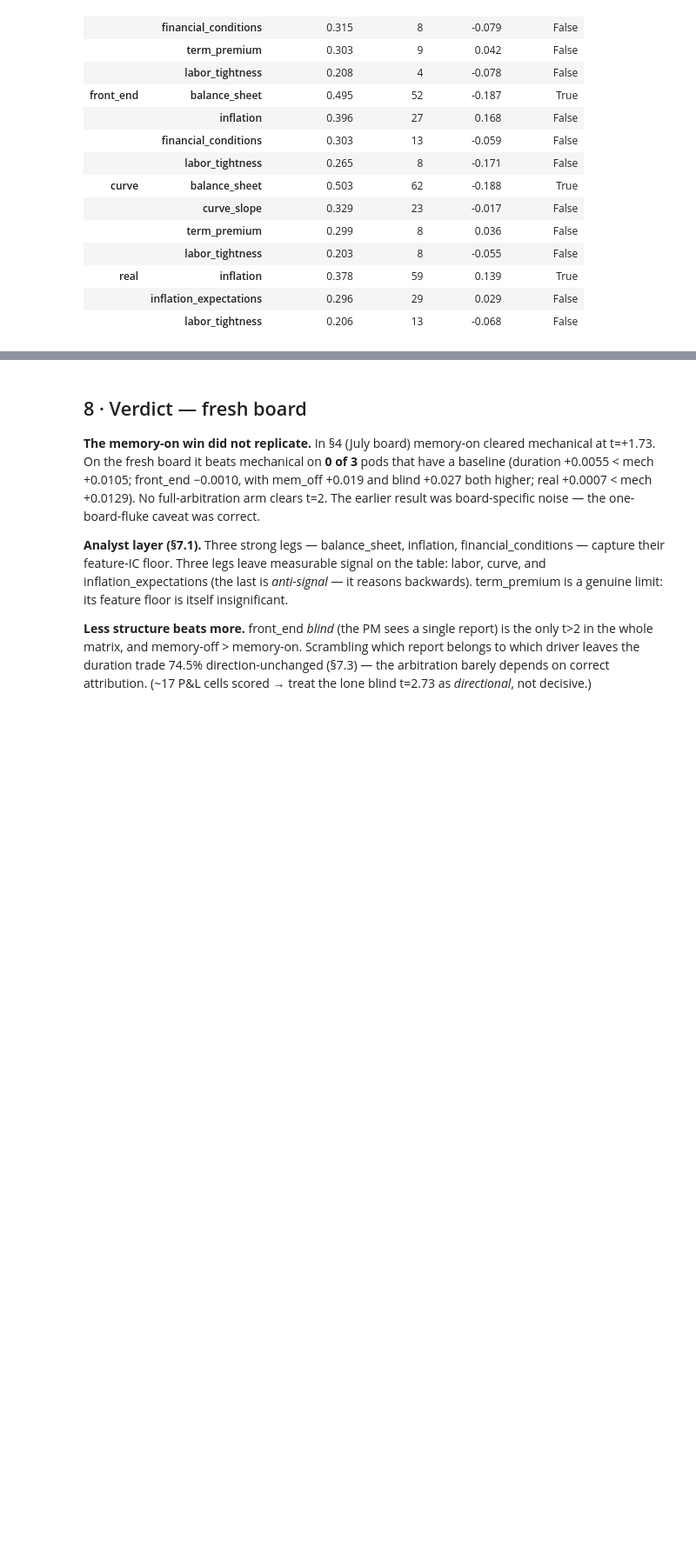
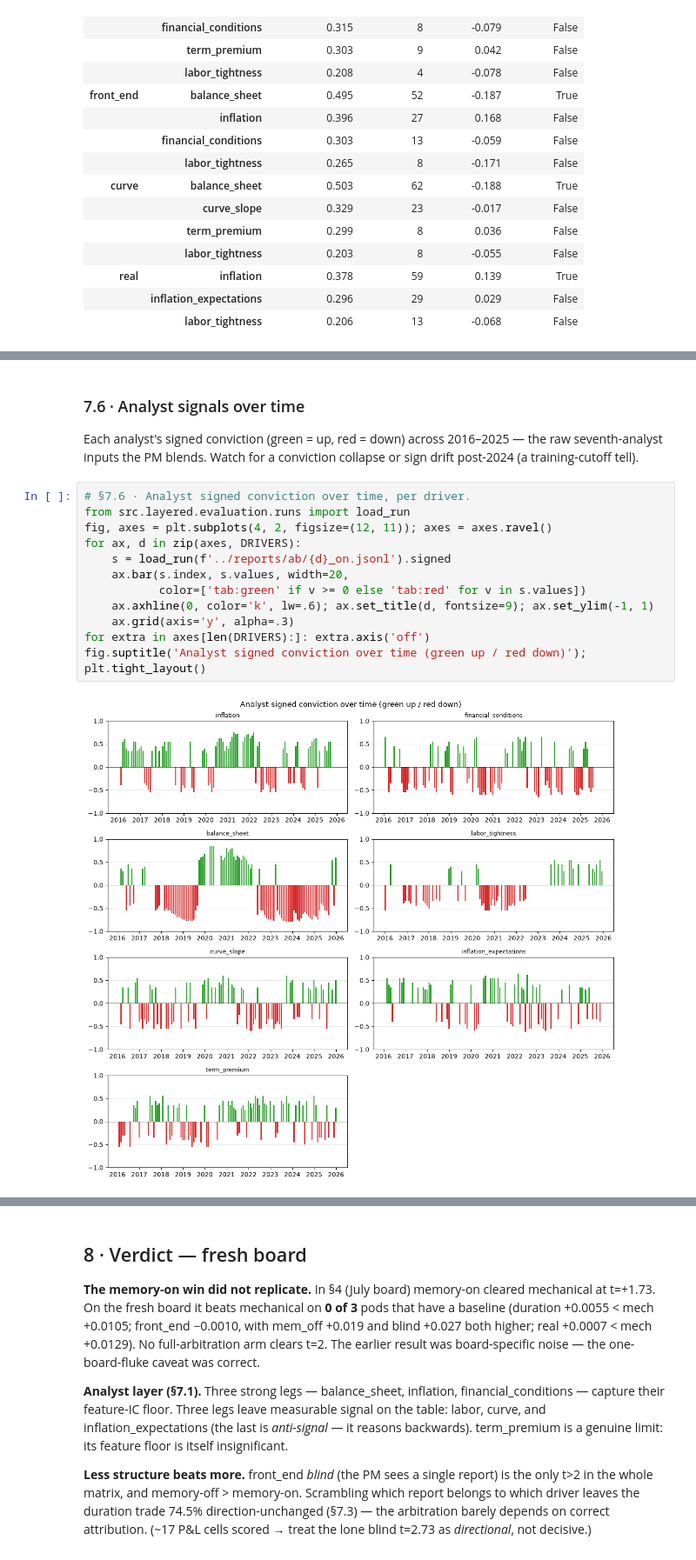
Before and after one commit to charishma005/Blackrock_UCB_MFE_Industry_Project, a Jupyter notebook: notebooks/pm_trade_evaluation.ipynb, the cells around one changed output, grey strips where cells are left out. Shown at 87% size. Cells and saved outputs as stored; diff of their text form; blank space fills up the shorter version.

```diff
--- a/notebooks/pm_trade_evaluation.ipynb
+++ b/notebooks/pm_trade_evaluation.ipynb
@@ -532,0 +597,18 @@ pm_lean
+# %% [markdown]
+### 7.6 · Analyst signals over time
+
+Each analyst's signed conviction (green = up, red = down) across 2016–2025 — the raw seventh-analyst inputs the PM blends. Watch for a conviction collapse or sign drift post-2024 (a training-cutoff tell).
+# %%
+# §7.6 · Analyst signed conviction over time, per driver.
+from src.layered.evaluation.runs import load_run
+fig, axes = plt.subplots(4, 2, figsize=(12, 11)); axes = axes.ravel()
+for ax, d in zip(axes, DRIVERS):
+    s = load_run(f'../reports/ab/{d}_on.jsonl').signed
+    ax.bar(s.index, s.values, width=20,
+           color=['tab:green' if v >= 0 else 'tab:red' for v in s.values])
+    ax.axhline(0, color='k', lw=.6); ax.set_title(d, fontsize=9); ax.set_ylim(-1, 1)
+    ax.grid(axis='y', alpha=.3)
+for extra in axes[len(DRIVERS):]: extra.axis('off')
+fig.suptitle('Analyst signed conviction over time (green up / red down)'); plt.tight_layout()
+# %% [output]
+[figure, added]
```
Also changed, not shown: parts of 8 cells of this notebook.
